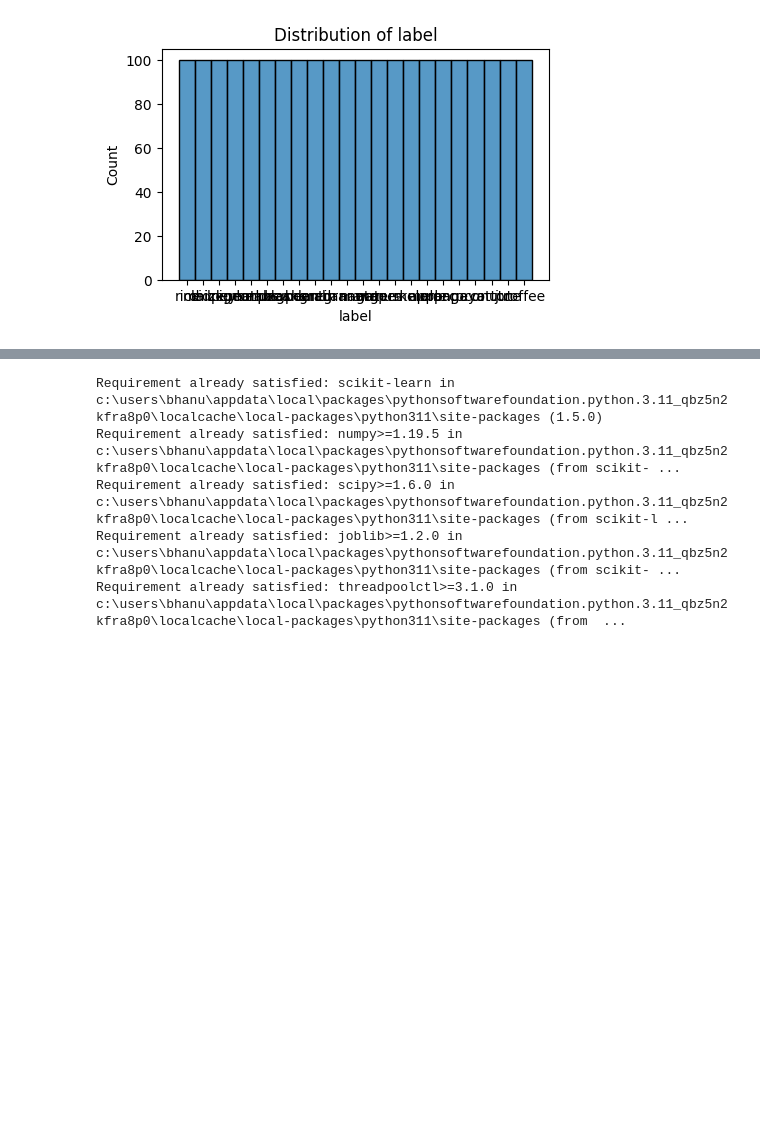
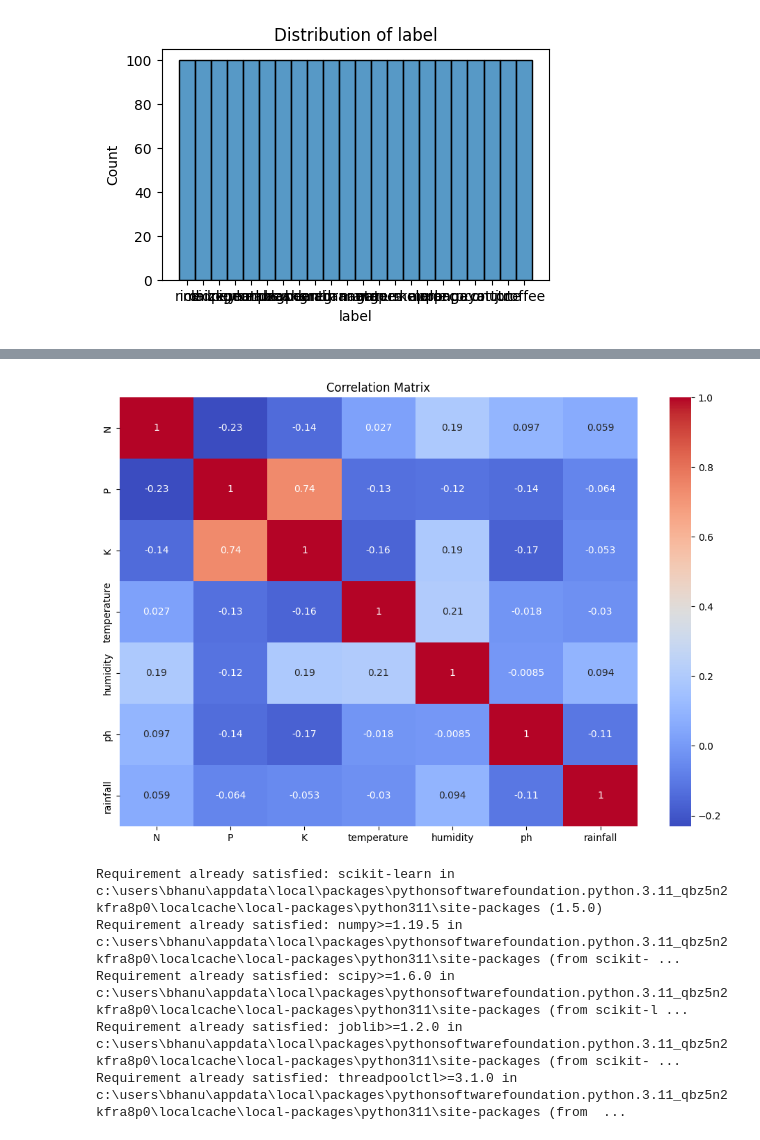
Before and after one commit to bhanurana430/Crop-recommendation-machine-learninghine-, a Jupyter notebook: main.ipynb, the cells around one changed output, grey strips where cells are left out. Saved outputs shown, nothing was run; the diff lists cells and outputs as text; code cells hidden in the pictures; blank space fills up the shorter version.

```diff
--- a/main.ipynb
+++ b/main.ipynb
@@ -148,11 +160,13 @@ for column in df.columns:
 # %%
-# #checking correlation
-# df1= df.drop('label', axis=1)
-# corr = df1.corr()
-# plt.figure(figsize=(12, 8))
-# sns.heatmap(corr, annot=True, cmap='coolwarm')
-# plt.title('Correlation Matrix')
-# plt.show()
+#checking correlation
+df1= df.drop('label', axis=1)
+corr = df1.corr()
+plt.figure(figsize=(12, 8))
+sns.heatmap(corr, annot=True, cmap='coolwarm')
+plt.title('Correlation Matrix')
+plt.show()
+# %% [output]
+[figure, added]
 # %%
 # df.columns.unique()
 
```
Also changed, not shown: parts of 4 cells of this notebook.
